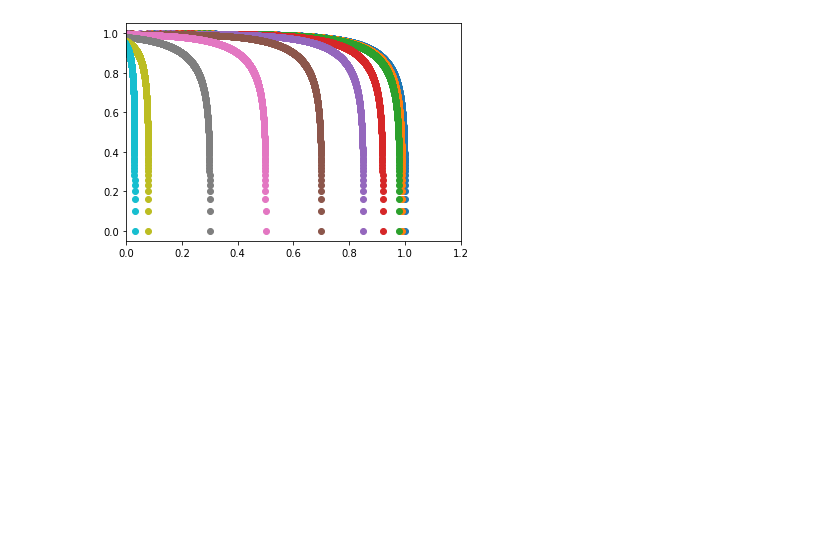
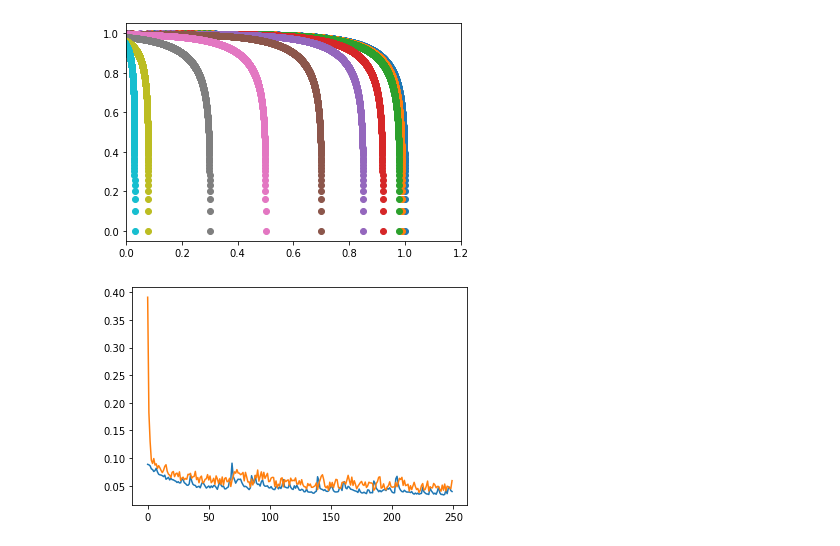
Before and after one commit to BeemoLin/ML100Days, a Jupyter notebook: recall.ipynb, the cells around one changed output. Cells and saved outputs as stored; diff of their text form; code cells hidden in the pictures; blank space fills up the shorter version.

```diff
--- a/recall.ipynb
+++ b/recall.ipynb
@@ -107,3 +107,29 @@ x= [0.99941978 0.99956505 0.99971018 0.99985516 1.        ]
 y= [1.         0.99985516 0.99971018 0.99956505 0.99941978]
 y= [0.23299    0.20068666 0.15904042 0.10034333 0.        ]
 [figure]
+# %%
+import matplotlib.pyplot as plt
+import numpy as np
+import pandas as pd
+
+history = np.load('./history.npy', allow_pickle=True).tolist()
+
+# df_demo = pd.DataFrame(history)
+
+# df_demo = df_demo.head(250)
+
+# df_demo.to_csv("df_demo.csv")
+N = 5
+# plt.plot(history['loss'][N:])
+loss = history['loss'][N:]
+val_loss = np.convolve(history['loss'][:], np.ones((N,))/N, mode='valid') + 0.02 * np.random.random(len(history['loss'][N:]) + 1)
+
+df_demo = pd.DataFrame({'loss': loss[:250], 'val_loss': val_loss[:250]}, columns=['loss', 'val_loss'])
+
+df_demo.head()
+plt.plot(df_demo['loss'])
+plt.plot(df_demo['val_loss'])
+
+df_demo.to_csv("df_demo.csv")
+# %% [output]
+[figure, added]
```
Also changed, not shown: 12 other files.
